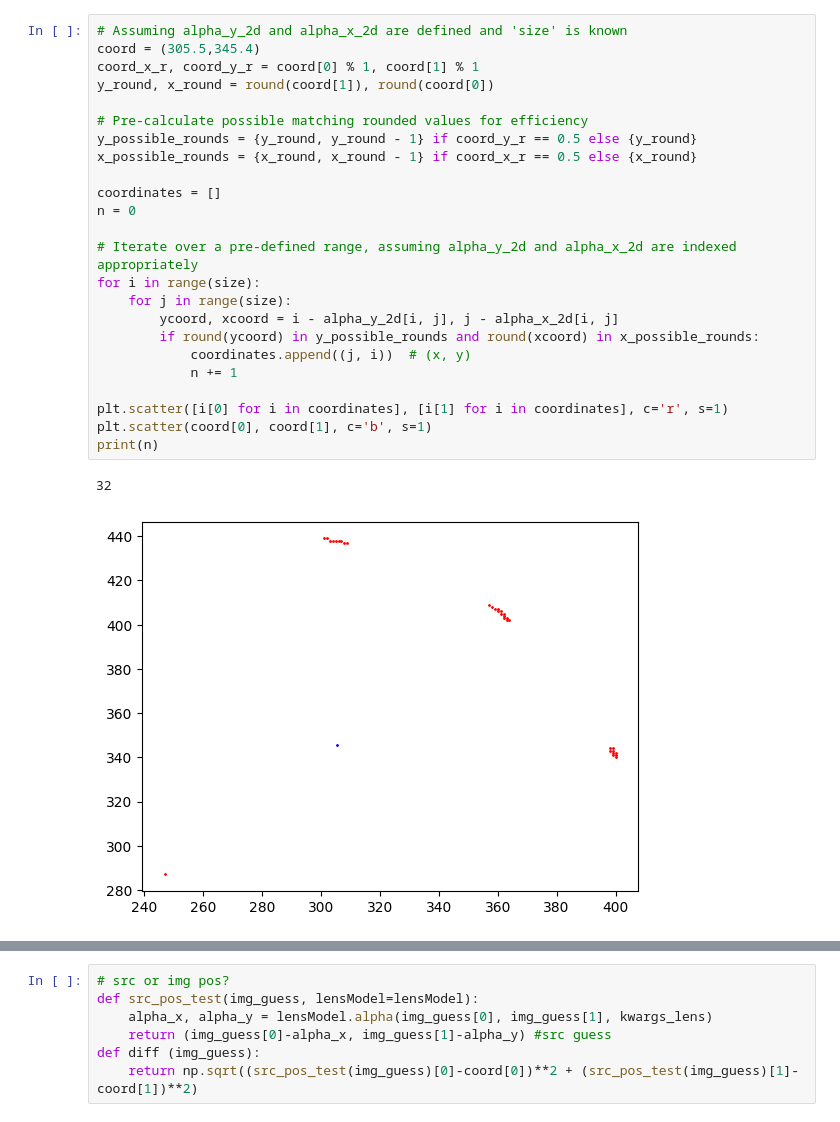
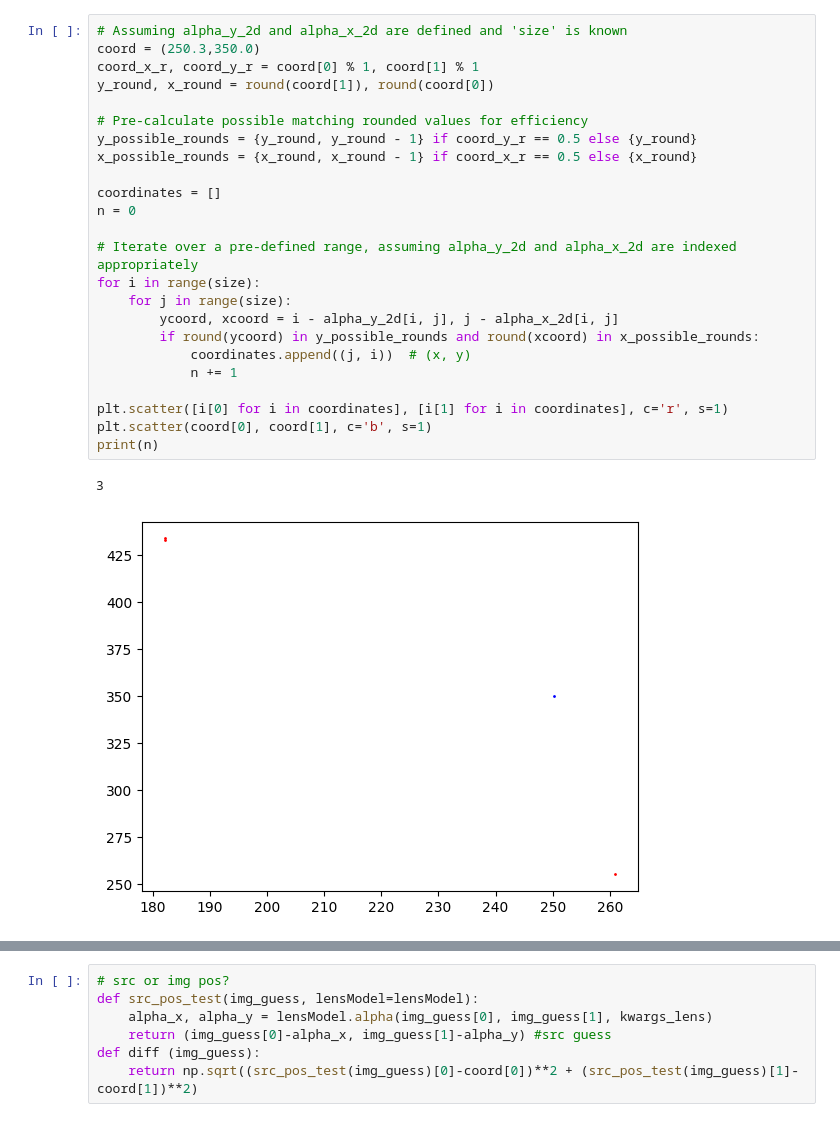
Before and after one commit to diceandcats/SURE-GW-lensing, a Jupyter notebook: Real stuffs/subpixel.ipynb, the cells around one changed output, grey strips where cells are left out. Saved outputs shown, nothing was run; the diff lists cells and outputs as text.

```diff
--- a/Real stuffs/subpixel.ipynb
+++ b/Real stuffs/subpixel.ipynb
@@ -53,31 +54,31 @@ Analytical magnification : -0.2603498147889808
 [figure]
 # %%
 # Assuming alpha_y_2d and alpha_x_2d are defined and 'size' is known
-coord = (305.5,345.4)
+coord = (250.3,350.0)
 coord_x_r, coord_y_r = coord[0] % 1, coord[1] % 1
 y_round, x_round = round(coord[1]), round(coord[0])
 
 # Pre-calculate possible matching rounded values for efficiency
 y_possible_rounds = {y_round, y_round - 1} if coord_y_r == 0.5 else {y_round}
 x_possible_rounds = {x_round, x_round - 1} if coord_x_r == 0.5 else {x_round}
 
 coordinates = []
 n = 0
 
 # Iterate over a pre-defined range, assuming alpha_y_2d and alpha_x_2d are indexed appropriately
 for i in range(size):
     for j in range(size):
         ycoord, xcoord = i - alpha_y_2d[i, j], j - alpha_x_2d[i, j]
         if round(ycoord) in y_possible_rounds and round(xcoord) in x_possible_rounds:
             coordinates.append((j, i))  # (x, y)
             n += 1
 
 plt.scatter([i[0] for i in coordinates], [i[1] for i in coordinates], c='r', s=1)
 plt.scatter(coord[0], coord[1], c='b', s=1)
 print(n)
 # %% [output]
-32
+3
-[figure, old version]
+[figure, new version]
 # %%
 #Clustering
 from sklearn.cluster import DBSCAN
```
Also changed, not shown: parts of 12 cells of this notebook, 4 other files.
